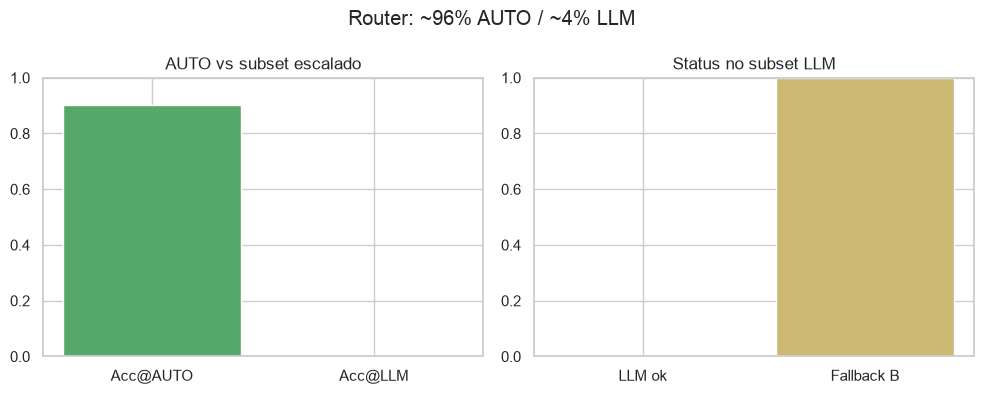
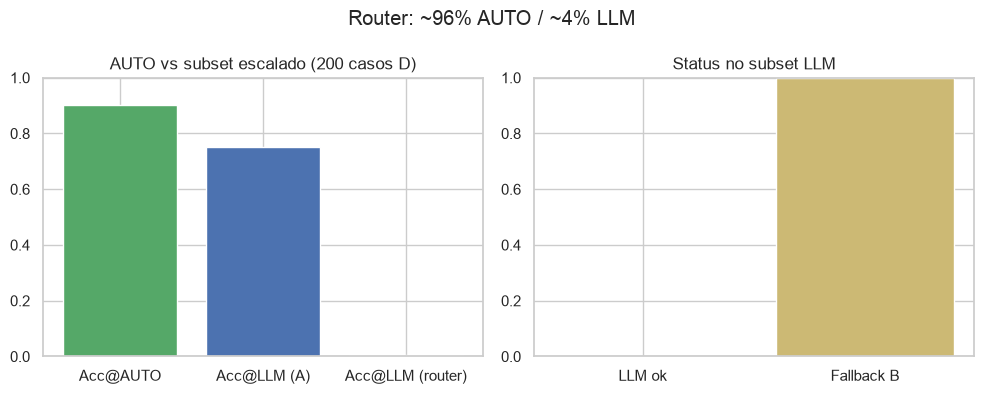
Unified diff of the notebook cell whose output changed from the first chart to the second:
--- before
+++ after
@@ -13,5 +13,5 @@
         "Acc Modelo A", "Acc Modelo B", "Acc Router",
         "Coverage AUTO", "Coverage LLM",
-        "Acc@AUTO (B)", "Acc@LLM (router)", "Taxa fallback B",
+        "Acc@AUTO (B)", "Acc@LLM (A)", "Acc@LLM (router)", "Taxa fallback B",
     ],
     "valor": [
@@ -22,4 +22,5 @@
         len(llm) / len(merged),
         accuracy_score(auto["categoria_real"], auto["pred_modelo_b"]),
+        accuracy_score(llm["categoria_real"], llm["pred_modelo_a"]),
         accuracy_score(llm["categoria_real"], llm["pred_router"]),
         (llm["llm_status"] == "fallback_b").mean(),
@@ -47,10 +48,15 @@
 # Figura 2
 fig, axes = plt.subplots(1, 2, figsize=(10, 4))
-axes[0].bar(["Acc@AUTO", "Acc@LLM"], [
-    metrics.loc[metrics["metrica"] == "Acc@AUTO (B)", "valor"].iloc[0],
-    metrics.loc[metrics["metrica"] == "Acc@LLM (router)", "valor"].iloc[0],
-], color=["#55A868", "#C44E52"])
+axes[0].bar(
+    ["Acc@AUTO", "Acc@LLM (A)", "Acc@LLM (router)"],
+    [
+        metrics.loc[metrics["metrica"] == "Acc@AUTO (B)", "valor"].iloc[0],
+        metrics.loc[metrics["metrica"] == "Acc@LLM (A)", "valor"].iloc[0],
+        metrics.loc[metrics["metrica"] == "Acc@LLM (router)", "valor"].iloc[0],
+    ],
+    color=["#55A868", "#4C72B0", "#C44E52"],
+)
 axes[0].set_ylim(0, 1)
-axes[0].set_title("AUTO vs subset escalado")
+axes[0].set_title("AUTO vs subset escalado (200 casos D)")
 fb = metrics.loc[metrics["metrica"] == "Taxa fallback B", "valor"].iloc[0]
 axes[1].bar(["LLM ok", "Fallback B"], [1 - fb, fb], color=["#8172B3", "#CCB974"])

Commit: fix(notebooks): sync executed outputs and bonus evaluation metrics